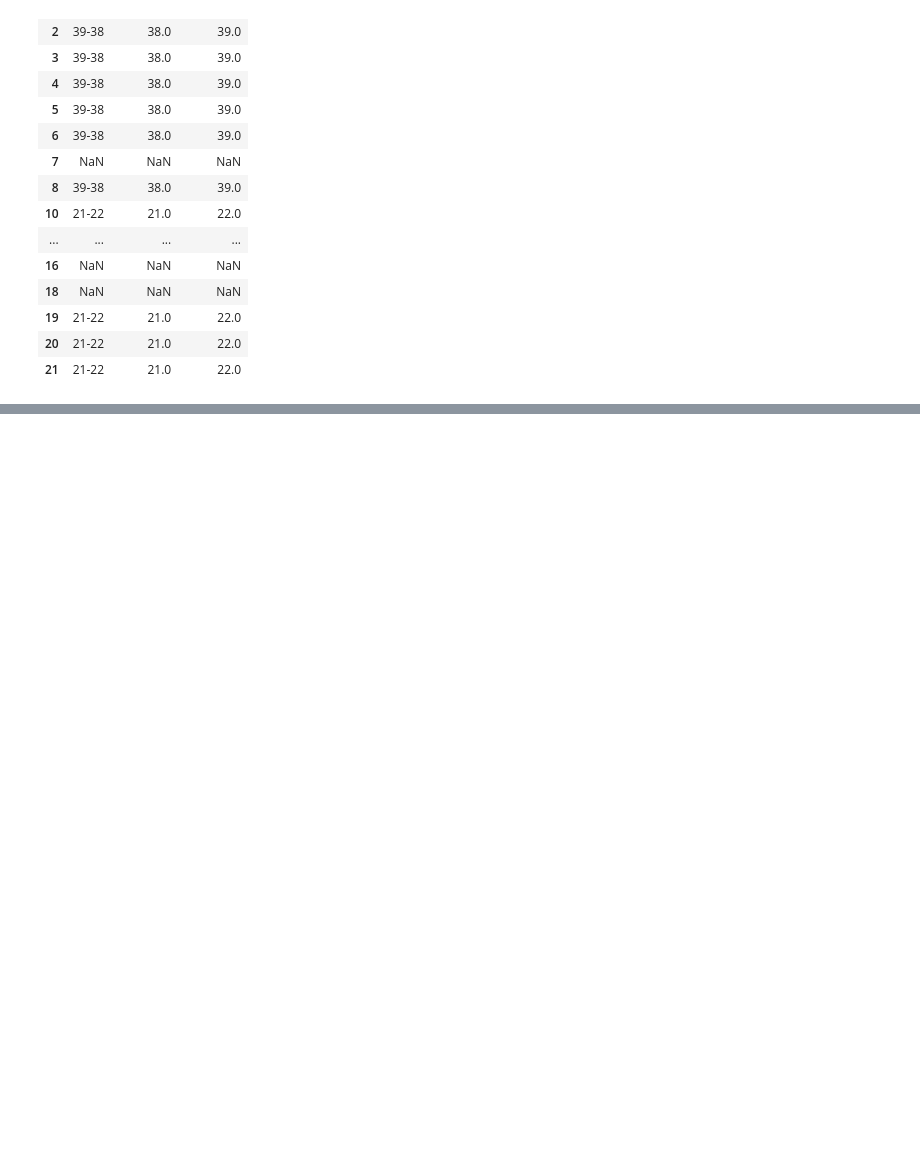
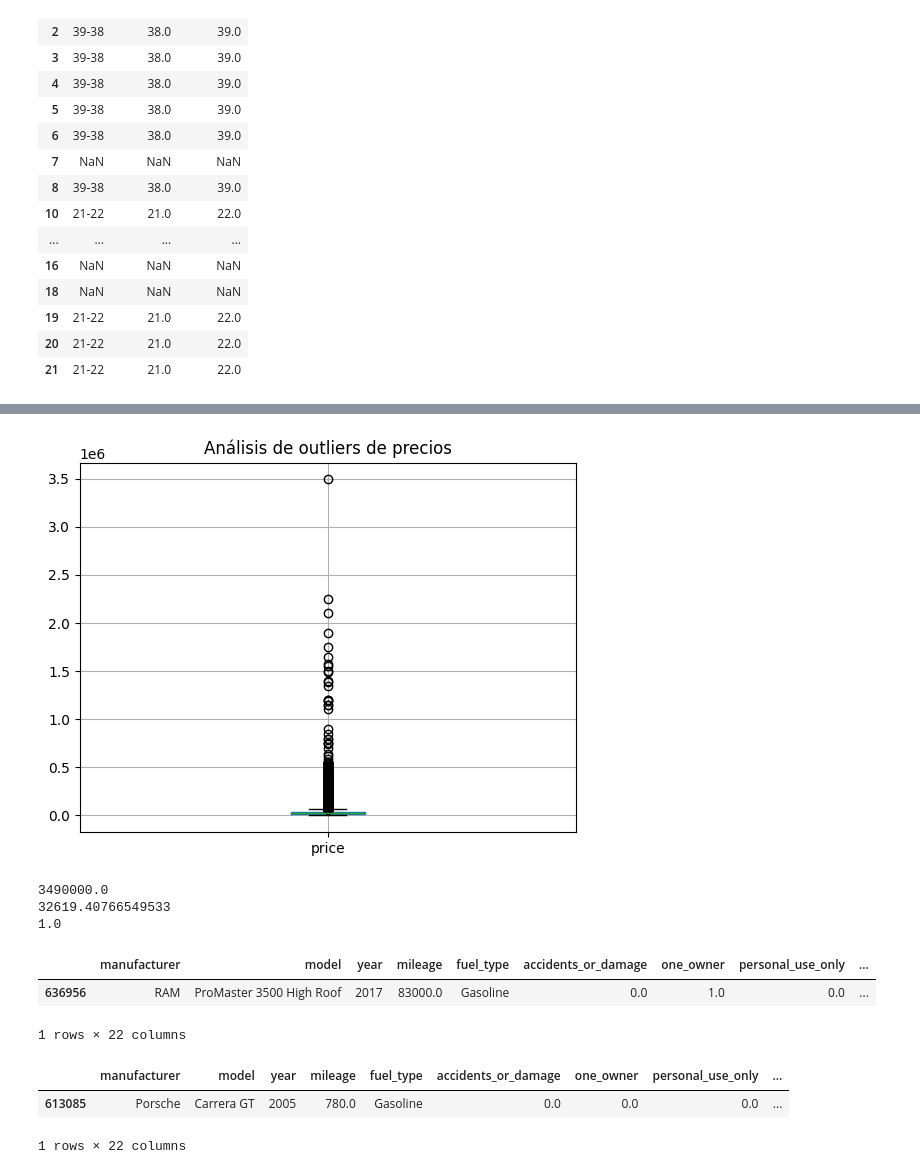
Before and after one commit to krodgall/Machine_Learning_project, a Jupyter notebook: 04_limpieza.ipynb, the cells around one changed output, grey strips where cells are left out. Saved outputs shown, nothing was run; the diff lists cells and outputs as text; code cells hidden in the pictures; blank space fills up the shorter version.

```diff
--- a/04_limpieza.ipynb
+++ b/04_limpieza.ipynb
@@ -529,0 +727,22 @@ df['personal_use_only'] = df['personal_use_only'].fillna(
+# %%
+df = df[df['price'] != df['price'].max()]
+# %%
+df[['price']].boxplot()
+plt.title('Análisis de outliers de precios')
+plt.show()
+# %% [output]
+[figure, added]
+# %%
+print(df['price'].max())
+print(df['price'].mean())
+print(df['price'].min())
+# %% [output]
+3490000.0
+32619.40766549533
+1.0
+# %%
+df[df['price'] == df['price'].max()]
+# %% [output]
+|  | manufacturer | model | year | mileage | fuel_type | accidents_or_damage | one_owner | personal_use_only | ... |
+| 636956 | RAM | ProMaster 3500 High Roof | 2017 | 83000.0 | Gasoline | 0.0 | 1.0 | 0.0 | ... |
+1 rows × 22 columns
@@ -529,0 +751,6 @@ df['personal_use_only'] = df['personal_use_only'].fillna(
+# %%
+df[df['price'] == df['price'].max()]
+# %% [output]
+|  | manufacturer | model | year | mileage | fuel_type | accidents_or_damage | one_owner | personal_use_only | ... |
+| 613085 | Porsche | Carrera GT | 2005 | 780.0 | Gasoline | 0.0 | 0.0 | 0.0 | ... |
+1 rows × 22 columns
```
Also changed, not shown: parts of 88 cells of this notebook.
